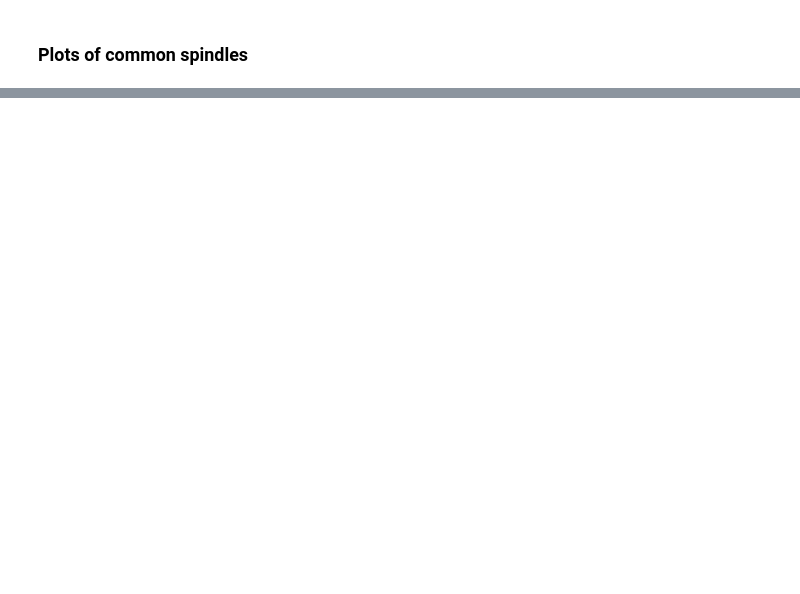
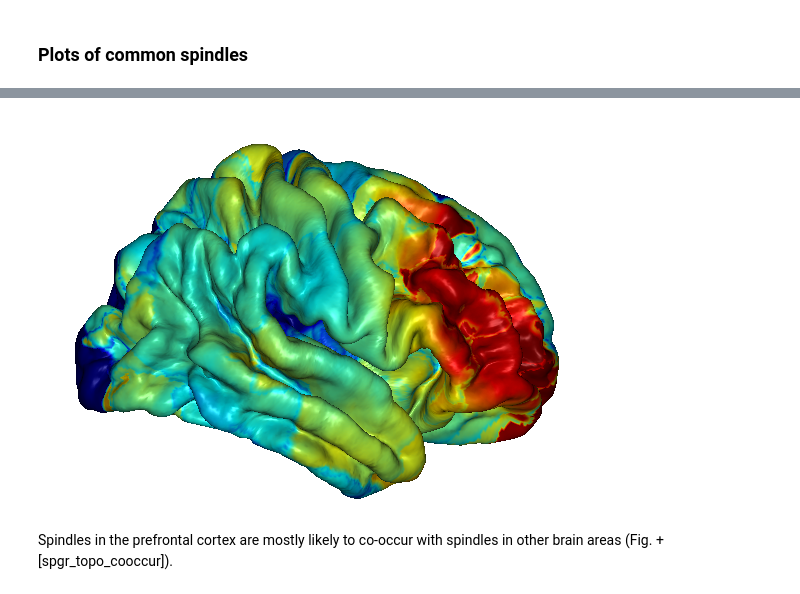
Before and after one commit to gpiantoni/spgr, a Jupyter notebook: spindle_overlap.ipynb, the cells around one changed output, grey strips where cells are left out. Saved outputs shown, nothing was run; the diff lists cells and outputs as text; code cells hidden in the pictures; blank space fills up the shorter version.

Commit message:
also included spindle cooccurance based on SfN poster

```diff
--- a/spindle_overlap.ipynb
+++ b/spindle_overlap.ipynb
@@ -35,5 +59,3 @@ matplotlib.rcParams.update({'font.size': 24})
-# %%
-matplotlib.rcParams['figure.figsize'] = (5.12, 1.96)
 # %%
 coocc_dir = join(GROUP_DIR, 'cooccurrence')
 makedirs(coocc_dir, exist_ok=True)
@@ -98,4 +84,0 @@ spindles = spindles(lambda x: LIMITS[0] <= x['peak_freq'] <= LIMITS[1])
-# %%
-s = asarray([x['start_time'] for x in spindles.spindle])
-e = asarray([x['end_time'] for x in spindles.spindle])
-ov = estimate_overlap(s, e)
@@ -147,18 +85,2 @@ good_chan = data.axis['chan'][0][channel_index]
-# %%
-matplotlib.rcParams['figure.figsize'] = (30 / 2.51, 15 / 2.51)
-distance = 150
-i = 0
-for one_chan, chan_name in zip(dat, data.axis['chan'][0]):
-    if chan_name in good_chan:
-
-        i += 1
-        plot(t, i * distance + one_chan, 'k');
-        for plot_sp in spindles_to_plot[chan_name]:
-            plot(plot_sp[0], i * distance + plot_sp[1], 'r')
-
-ylim((0, distance * (i + 1)))
-ax = gca()
-ax.set_yticks([])
-savefig(join(coocc_dir, 'detected.png'), dpi=300)
 # %% [markdown]
 ### Plots of common spindles
@@ -199,10 +105,7 @@ all_elec = []
 
 for subj in all_subj:
 
-    data = get_data(subj, 'sleep', ('grid', ), reref='avg', resample_freq=128)
-
-    spindles = calc_spindle_values(data, detsp, parallel='pool')
-    spindles = spindles(lambda x: LIMITS[0] <= x['peak_freq'] <= LIMITS[1])
+    spindles = get_spindles(subj, **spindles_options)
 
     s = asarray([x['start_time'] for x in spindles.spindle])
     e = asarray([x['end_time'] for x in spindles.spindle])
@@ -224,7 +127,7 @@ for subj in all_subj:
     for one_group in sp_groups:
         chan_group.append([x['chan'] for x in one_group])
 
-    all_chan = list(data.axis['chan'][0])
+    all_chan, chan = get_chan_used_in_analysis(subj, 'sleep', ('grid', ), **options)
     chan_prob = zeros((len(all_chan), len(all_chan)))
 
     for one_group in chan_group:
@@ -235,7 +138,6 @@ for subj in all_subj:
                 chan_prob[i0, i1] += 1
     chan_prob_n = chan_prob / diag(chan_prob)
 
-    chan = get_chan_used_in_analysis(subj, 'sleep', ('grid', ), reref='avg', resample_freq=None)[1]
     if hemi_subj[subj] == 'lh':
         for one_chan in chan.chan:
             one_chan.xyz *= (-1, 1, 1)
@@ -243,7 +145,7 @@ for subj in all_subj:
     fs = Freesurfer(join(REC_DIR, subj, FS_PATH))
     surf = fs.read_surf('rh')
 
-    data_chan = make_chan_data(chan(func=lambda x: x.label in all_chan), mean(chan_prob_n, axis=1))
+    data_chan = Data(mean(chan_prob_n, axis=1), chan=chan(func=lambda x: x.label in all_chan))
 
     l = Linear(surf, chan, std=STD, threshold=THRESHOLD)
     m = Morph(surf)
@@ -258,15 +222,12 @@ avg_elec.data[0] = nanmean(asarray([x.data[0] for x in all_elec]), axis=0)
 # %%
 from visvis import CM_JET, CM_HOT
 
 fs_avg = Freesurfer('/opt/freesurfer/subjects/fsaverage')
 surf_avg = fs_avg.read_surf('rh', surf_type='pial')
 v = Viz3()
-v.add_surf(surf_avg, values=avg_elec(trial=0)[163842:], limits=(0, .2), colormap=CM_JET)
-
-camera_pos =  {'loc': (30, -16.1, 16.2), 'elevation': 0, 'zoom': 0.0077, 'azimuth': 90}
-v._ax.camera.loc = camera_pos['loc']
-v._ax.camera.elevation = camera_pos['elevation']
-v._ax.camera.zoom = camera_pos['zoom']
-v._ax.camera.azimuth = camera_pos['azimuth']
-
-v._fig.DrawNow()
+v.add_surf(surf_avg, values=avg_elec(trial=0)[163842:], limits_c=(0, .2))
+v._canvas.DrawNow()
+screenshot(join(coocc_dir, 'fsaverage.jpg'), v._viewbox, sf=2)
+v
+# %% [output]
+[figure, added]
@@ -275,0 +234,2 @@ v._fig.Destroy()
+# %% [markdown]
+Spindles in the prefrontal cortex are mostly likely to co-occur with spindles in other brain areas (Fig. +[spgr_topo_cooccur]).
```
Also changed, not shown: parts of 39 cells of this notebook, 2 other files.
